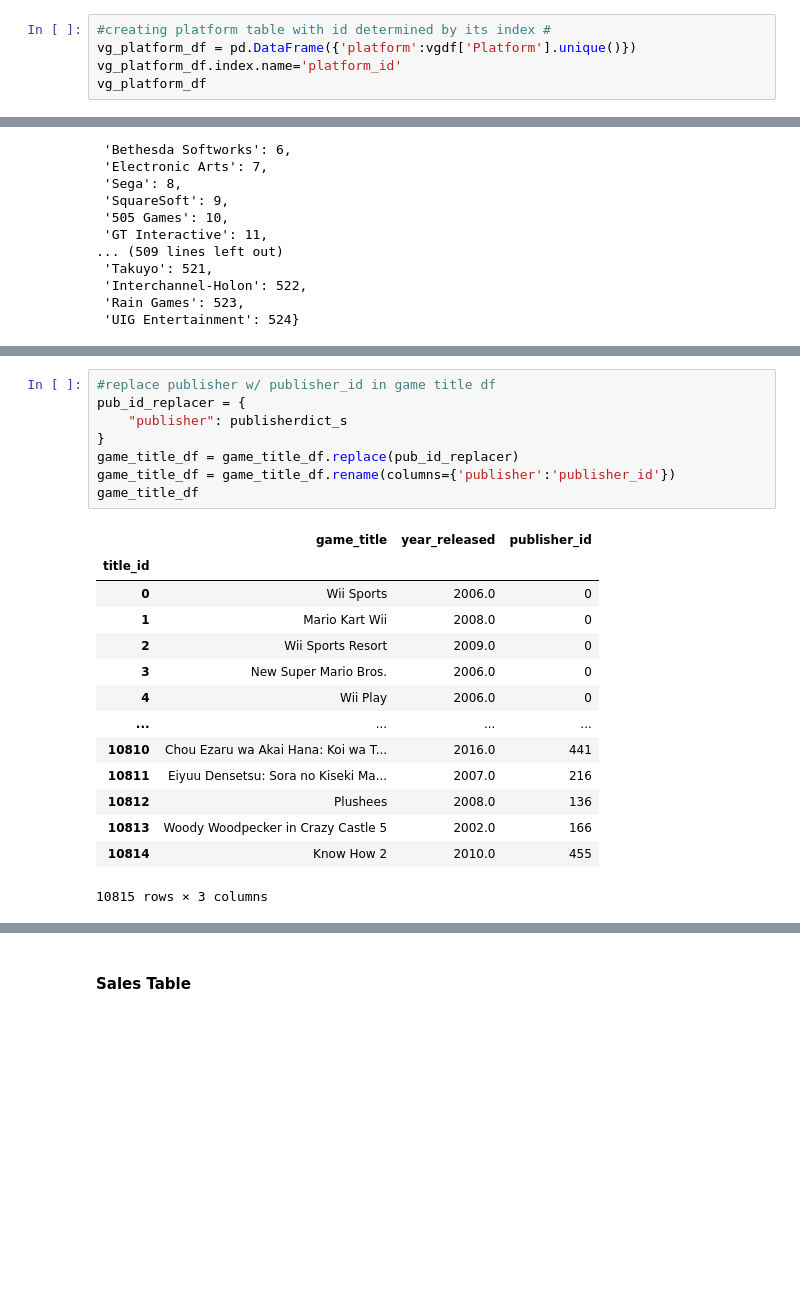
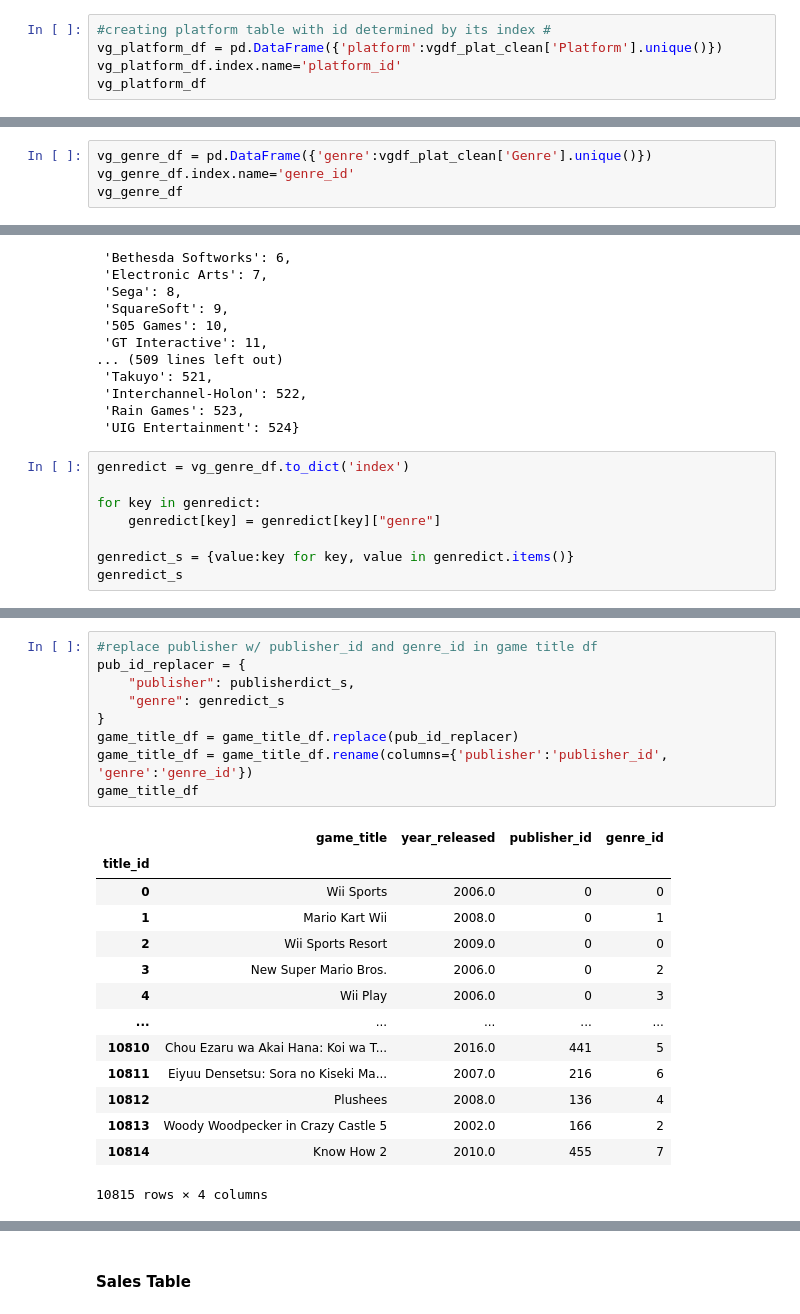
Before and after one commit to LievoisT/ETL-Project, a Jupyter notebook: VG_Table_Transform.ipynb, the cells around one changed output, grey strips where cells are left out. Saved outputs shown, nothing was run; the diff lists cells and outputs as text; blank space fills up the shorter version.

```diff
--- a/VG_Table_Transform.ipynb
+++ b/VG_Table_Transform.ipynb
@@ -63,7 +63,7 @@ vg_publisher_df
 #### Platform ID Table
 # %%
 #creating platform table with id determined by its index #
-vg_platform_df = pd.DataFrame({'platform':vgdf['Platform'].unique()})
+vg_platform_df = pd.DataFrame({'platform':vgdf_plat_clean['Platform'].unique()})
 vg_platform_df.index.name='platform_id'
 vg_platform_df
 # %% [output]
@@ -87,0 +90,4 @@ vg_platform_df
+# %%
+vg_genre_df = pd.DataFrame({'genre':vgdf_plat_clean['Genre'].unique()})
+vg_genre_df.index.name='genre_id'
+vg_genre_df
@@ -194,3 +216,11 @@ publisherdict_s
  'Interchannel-Holon': 522,
  'Rain Games': 523,
  'UIG Entertainment': 524}
+# %%
+genredict = vg_genre_df.to_dict('index')
+
+for key in genredict:
+    genredict[key] = genredict[key]["genre"]
+
+genredict_s = {value:key for key, value in genredict.items()}
+genredict_s
@@ -197,23 +240,24 @@ publisherdict_s
 # %%
-#replace publisher w/ publisher_id in game title df
+#replace publisher w/ publisher_id and genre_id in game title df
 pub_id_replacer = {
-    "publisher": publisherdict_s
+    "publisher": publisherdict_s,
+    "genre": genredict_s
 }
 game_title_df = game_title_df.replace(pub_id_replacer)
-game_title_df = game_title_df.rename(columns={'publisher':'publisher_id'})
+game_title_df = game_title_df.rename(columns={'publisher':'publisher_id', 'genre':'genre_id'})
 game_title_df
 # %% [output]
-|  | game_title | year_released | publisher_id |
-| title_id |  |  |  |
-| 0 | Wii Sports | 2006.0 | 0 |
-| 1 | Mario Kart Wii | 2008.0 | 0 |
-| 2 | Wii Sports Resort | 2009.0 | 0 |
-| 3 | New Super Mario Bros. | 2006.0 | 0 |
-| 4 | Wii Play | 2006.0 | 0 |
-| ... | ... | ... | ... |
-| 10810 | Chou Ezaru wa Akai Hana: Koi wa T... | 2016.0 | 441 |
-| 10811 | Eiyuu Densetsu: Sora no Kiseki Ma... | 2007.0 | 216 |
-| 10812 | Plushees | 2008.0 | 136 |
-| 10813 | Woody Woodpecker in Crazy Castle 5 | 2002.0 | 166 |
-| 10814 | Know How 2 | 2010.0 | 455 |
+|  | game_title | year_released | publisher_id | genre_id |
+| title_id |  |  |  |  |
+| 0 | Wii Sports | 2006.0 | 0 | 0 |
+| 1 | Mario Kart Wii | 2008.0 | 0 | 1 |
+| 2 | Wii Sports Resort | 2009.0 | 0 | 0 |
+| 3 | New Super Mario Bros. | 2006.0 | 0 | 2 |
+| 4 | Wii Play | 2006.0 | 0 | 3 |
+| ... | ... | ... | ... | ... |
+| 10810 | Chou Ezaru wa Akai Hana: Koi wa T... | 2016.0 | 441 | 5 |
+| 10811 | Eiyuu Densetsu: Sora no Kiseki Ma... | 2007.0 | 216 | 6 |
+| 10812 | Plushees | 2008.0 | 136 | 4 |
+| 10813 | Woody Woodpecker in Crazy Castle 5 | 2002.0 | 166 | 2 |
+| 10814 | Know How 2 | 2010.0 | 455 | 7 |
-10815 rows × 3 columns
+10815 rows × 4 columns
```
Also changed, not shown: parts of 16 cells of this notebook.
